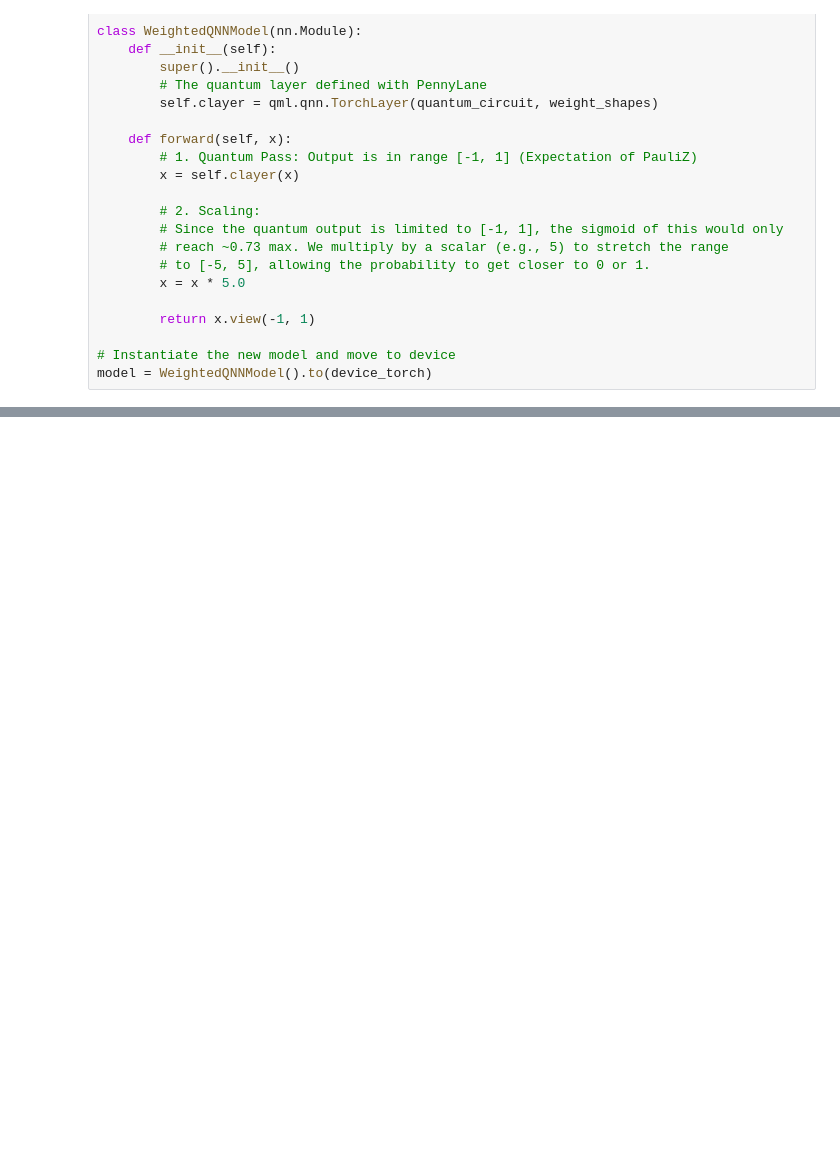
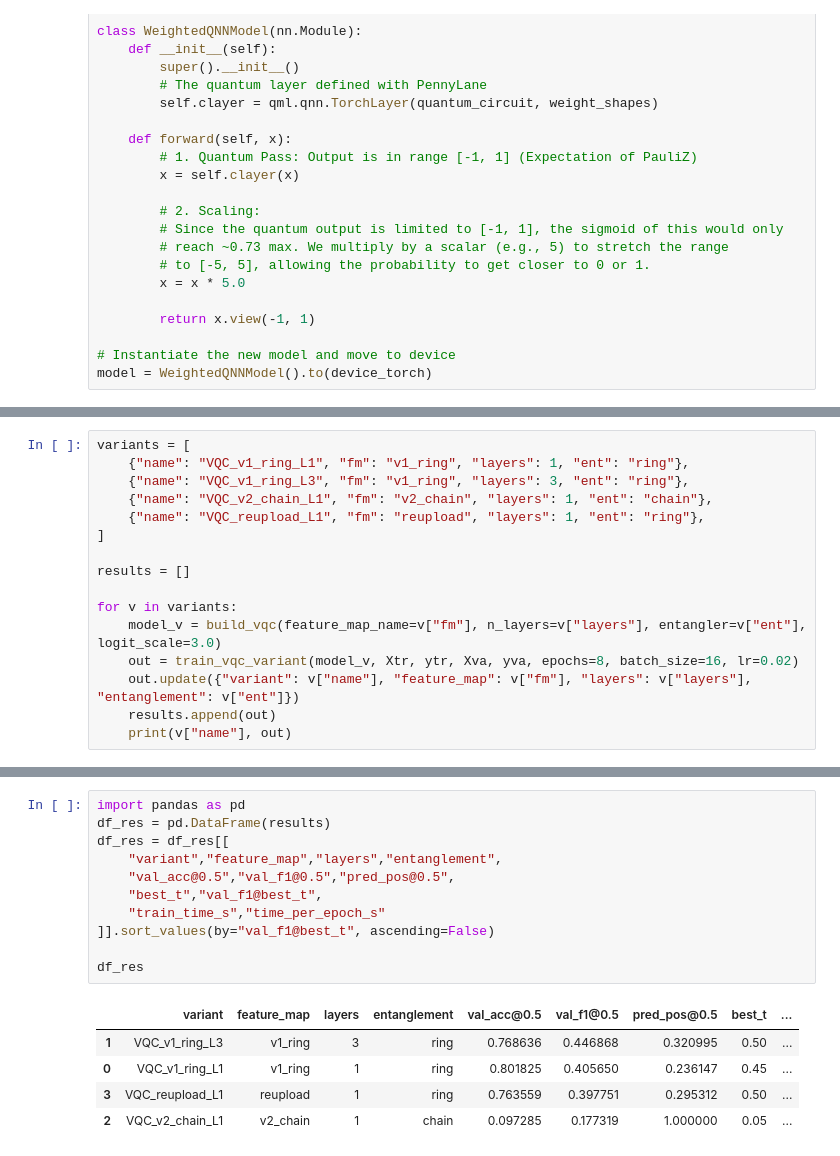
Before and after one commit to david-bazalduaa/Quantum-Machine-Learning-for-Hazard-Prediction-of-Near-Earth-Objects, a Jupyter notebook: project.ipynb, the cells around one changed output, grey strips where cells are left out. Cells and saved outputs as stored; diff of their text form; blank space fills up the shorter version.

```diff
--- a/project.ipynb
+++ b/project.ipynb
@@ -683,0 +909,16 @@ plt.show()
+# %%
+variants = [
+    {"name": "VQC_v1_ring_L1", "fm": "v1_ring", "layers": 1, "ent": "ring"},
+    {"name": "VQC_v1_ring_L3", "fm": "v1_ring", "layers": 3, "ent": "ring"},
+    {"name": "VQC_v2_chain_L1", "fm": "v2_chain", "layers": 1, "ent": "chain"},
+    {"name": "VQC_reupload_L1", "fm": "reupload", "layers": 1, "ent": "ring"},
+]
+
+results = []
+
+for v in variants:
+    model_v = build_vqc(feature_map_name=v["fm"], n_layers=v["layers"], entangler=v["ent"], logit_scale=3.0)
+    out = train_vqc_variant(model_v, Xtr, ytr, Xva, yva, epochs=8, batch_size=16, lr=0.02)
+    out.update({"variant": v["name"], "feature_map": v["fm"], "layers": v["layers"], "entanglement": v["ent"]})
+    results.append(out)
+    print(v["name"], out)
@@ -683,0 +934,17 @@ plt.show()
+# %%
+import pandas as pd
+df_res = pd.DataFrame(results)
+df_res = df_res[[
+    "variant","feature_map","layers","entanglement",
+    "val_acc@0.5","val_f1@0.5","pred_pos@0.5",
+    "best_t","val_f1@best_t",
+    "train_time_s","time_per_epoch_s"
+]].sort_values(by="val_f1@best_t", ascending=False)
+
+df_res
+# %% [output]
+|  | variant | feature_map | layers | entanglement | val_acc@0.5 | val_f1@0.5 | pred_pos@0.5 | best_t | ... |
+| 1 | VQC_v1_ring_L3 | v1_ring | 3 | ring | 0.768636 | 0.446868 | 0.320995 | 0.50 | ... |
+| 0 | VQC_v1_ring_L1 | v1_ring | 1 | ring | 0.801825 | 0.405650 | 0.236147 | 0.45 | ... |
+| 3 | VQC_reupload_L1 | reupload | 1 | ring | 0.763559 | 0.397751 | 0.295312 | 0.50 | ... |
+| 2 | VQC_v2_chain_L1 | v2_chain | 1 | chain | 0.097285 | 0.177319 | 1.000000 | 0.05 | ... |
```
Also changed, not shown: parts of 31 cells of this notebook.
